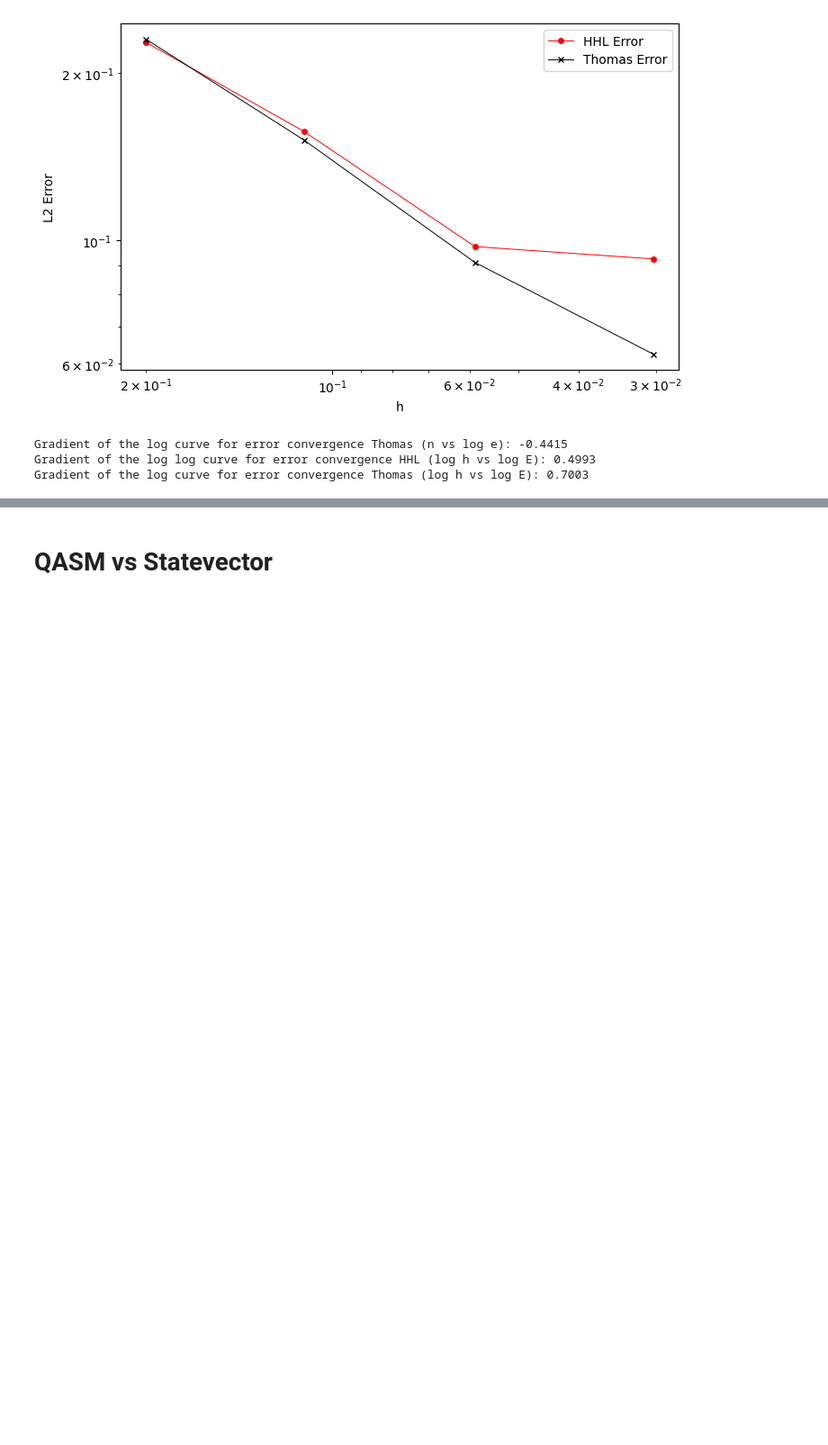
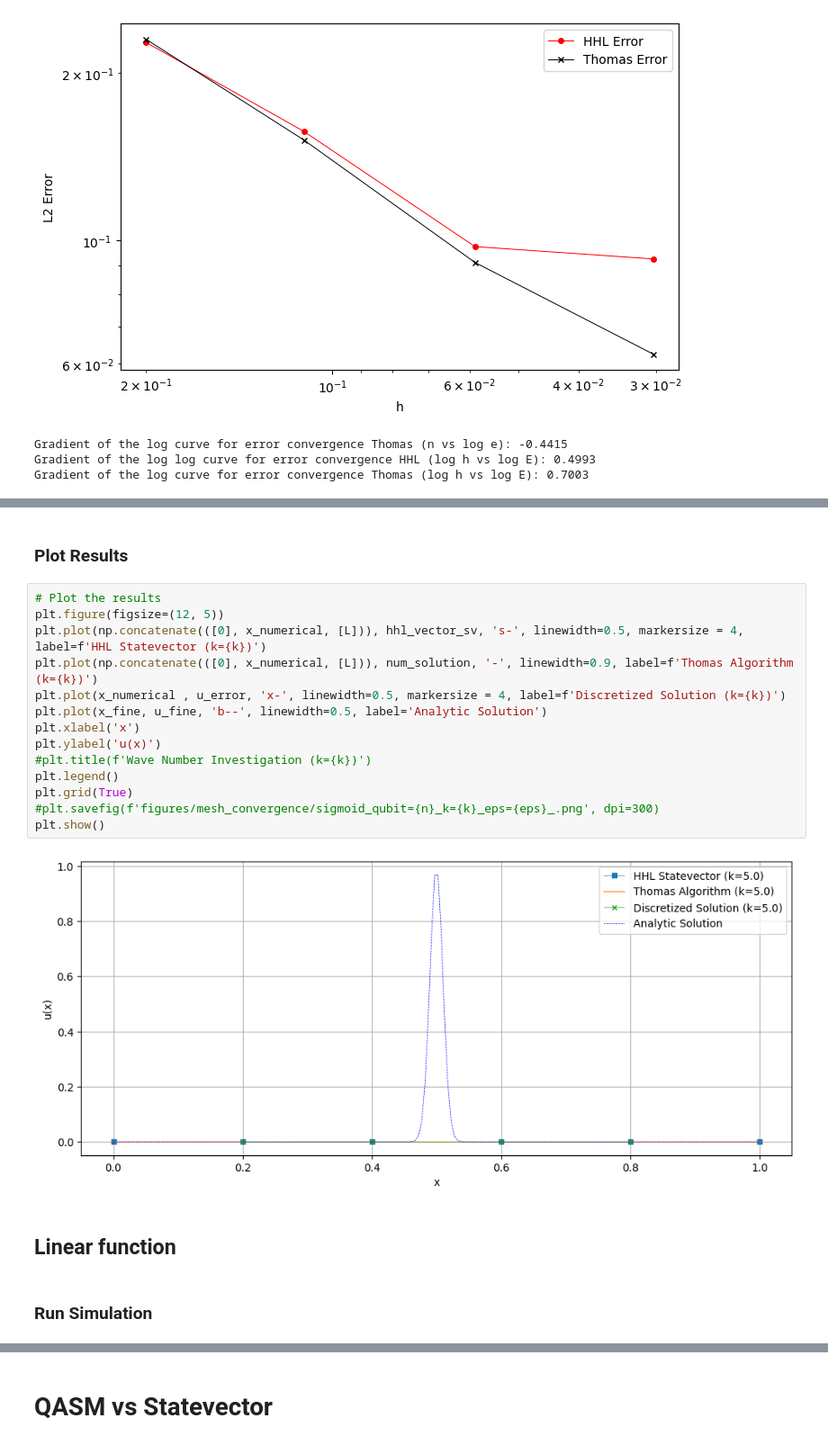
Before and after one commit to richard7990/quantum_linear_solvers, a Jupyter notebook: Helmholtz_1D_implmentation.ipynb, the cells around one changed output, grey strips where cells are left out. Shown at 90% size. Cells and saved outputs as stored; diff of their text form; blank space fills up the shorter version.

```diff
--- a/Helmholtz_1D_implmentation.ipynb
+++ b/Helmholtz_1D_implmentation.ipynb
@@ -932,0 +1052,22 @@ Gradient of the log curve for error convergence Thomas (log h vs log E): 0.7003
+# %% [markdown]
+### Plot Results
+# %%
+# Plot the results
+plt.figure(figsize=(12, 5))
+plt.plot(np.concatenate(([0], x_numerical, [L])), hhl_vector_sv, 's-', linewidth=0.5, markersize = 4, label=f'HHL Statevector (k={k})')
+plt.plot(np.concatenate(([0], x_numerical, [L])), num_solution, '-', linewidth=0.9, label=f'Thomas Algorithm (k={k})')
+plt.plot(x_numerical , u_error, 'x-', linewidth=0.5, markersize = 4, label=f'Discretized Solution (k={k})')
+plt.plot(x_fine, u_fine, 'b--', linewidth=0.5, label='Analytic Solution')
+plt.xlabel('x')
+plt.ylabel('u(x)')
+#plt.title(f'Wave Number Investigation (k={k})')
+plt.legend()
+plt.grid(True)
+#plt.savefig(f'figures/mesh_convergence/sigmoid_qubit={n}_k={k}_eps={eps}_.png', dpi=300)
+plt.show()
+# %% [output]
+[figure, added]
+# %% [markdown]
+##  Linear function
+# %% [markdown]
+### Run Simulation
```
Also changed, not shown: parts of 7 cells of this notebook, 3 other files.
